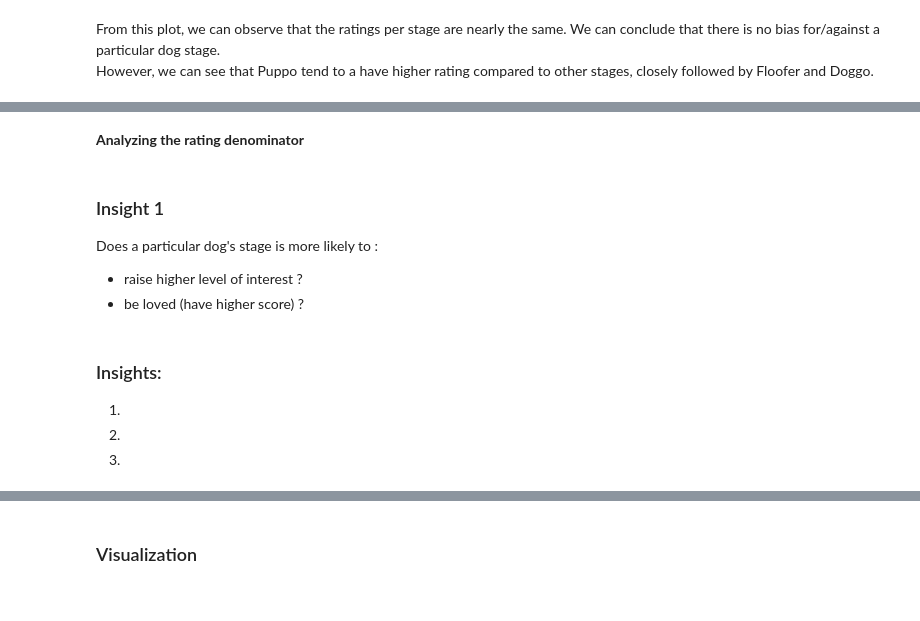
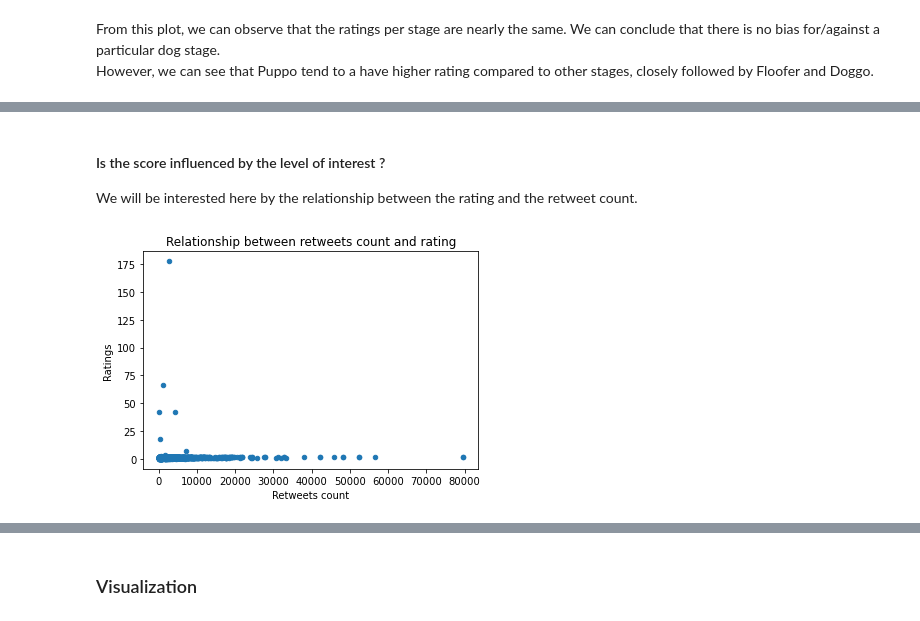
Before and after one commit to patricetg/udacity-data-analyst-project2, a Jupyter notebook: 1 - wrangle_act.ipynb, the cells around one changed output, grey strips where cells are left out. Saved outputs shown, nothing was run; the diff lists cells and outputs as text; code cells hidden in the pictures.

```diff
--- a/1 - wrangle_act.ipynb
+++ b/1 - wrangle_act.ipynb
@@ -2092,0 +2176,3 @@ Name: rating, dtype: int64
+# %%
+# Drop sample with 0 as value in rating_denomitor
+tweets_master_df = tweets_master_df[ tweets_master_df["rating_denominator"]!=0 ]
@@ -2147,15 +2221,11 @@ We will screen down our observation to the known dog's stage.
-# %% [markdown]
-**Analyzing the rating denominator**
-# %% [markdown]
-### Insight 1
-
-Does a particular dog's stage is more likely to :
-* raise higher level of interest ?
-* be loved (have higher score) ?
-# %% [markdown]
-### Insights:
-1.
-
-2.
-
-3.
+# %% [markdown]
+#### Is the score influenced by the level of interest ?
+
+We will be interested here by the relationship between the rating and the retweet count.
+# %%
+tweets_master_df.plot(kind="scatter",x="retweet_count",y="rating")
+plt.xlabel("Retweets count")
+plt.ylabel("Ratings")
+plt.title("Relationship between retweets count and rating");
+# %% [output]
+[figure, added]
```
Also changed, not shown: parts of 38 cells of this notebook.
